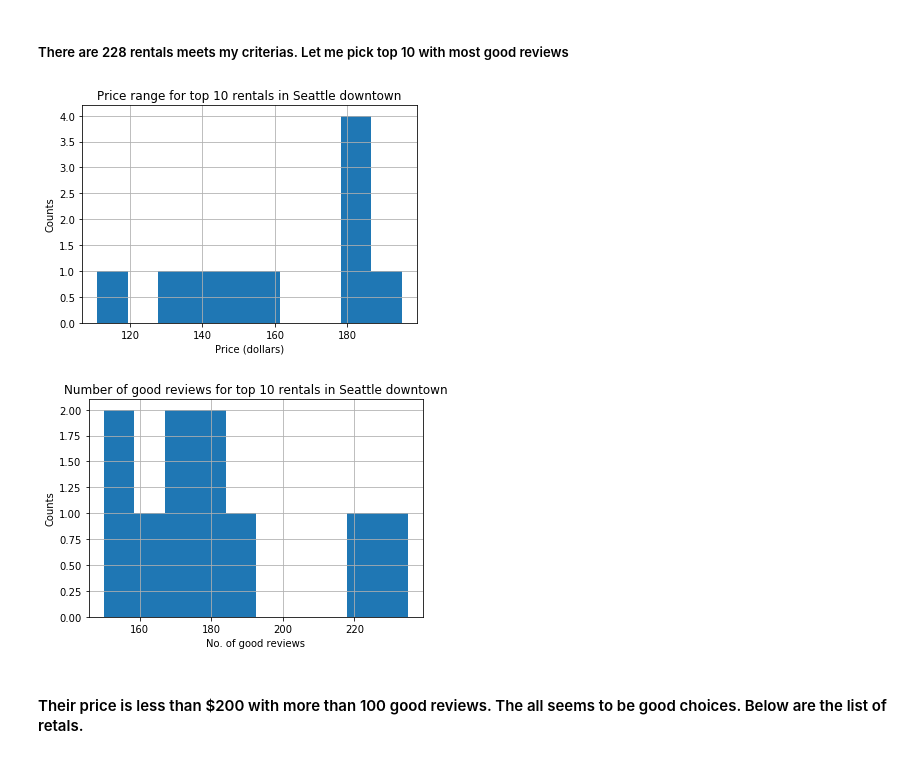
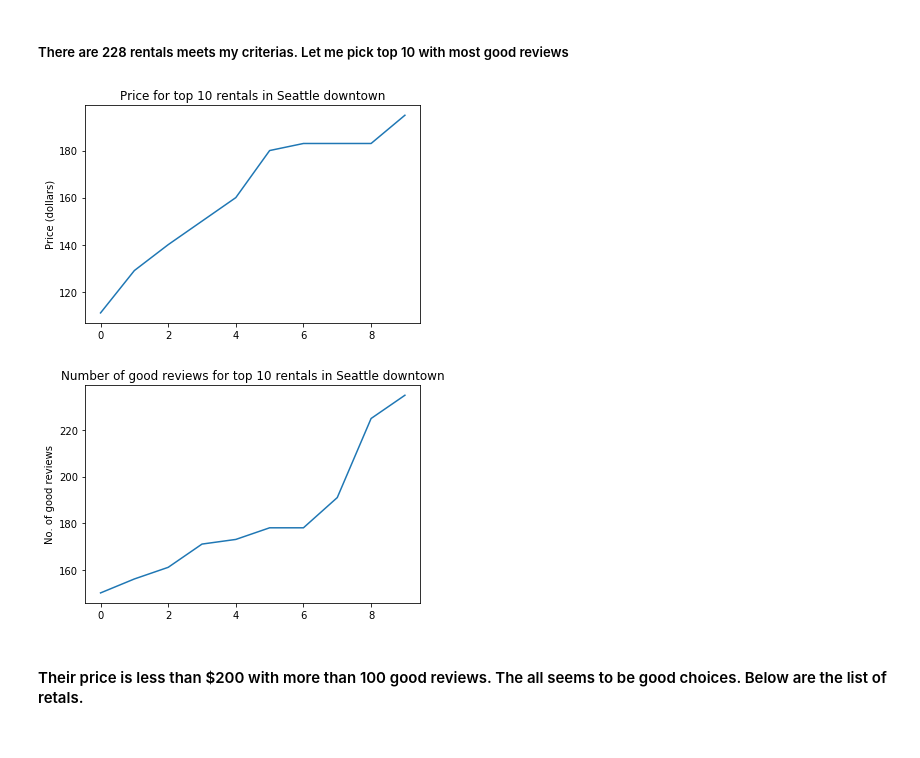
Before and after one commit to texcindy99/Find_My_Favorite_Airbnb_Rental_in_Seattle, a Jupyter notebook: Seattle_Airbnb_Investigation.ipynb, the cells around one changed output. Cells and saved outputs as stored; diff of their text form; code cells hidden in the pictures.

Commit message:
Update last two histogram figures to line figures

```diff
--- a/Seattle_Airbnb_Investigation.ipynb
+++ b/Seattle_Airbnb_Investigation.ipynb
@@ -465,21 +465,22 @@ rental_downtown.shape[0]
 # %%
 # Sort downtown rental by number of good reviews
 rental_downtown.sort_values(by='good_review_counts',ascending=False,inplace=True)
 # check the price range of top 20rental_downtown
-ax=rental_downtown['price'].iloc[0:10].hist();
-ax.set_title("Price range for top 10 rentals in Seattle downtown");
-ax.set_ylabel("Counts");
-ax.set_xlabel("Price (dollars)");
+price_top10=rental_downtown['price'].iloc[0:10]
+plt.plot(np.sort(price_top10));
+plt.title("Price for top 10 rentals in Seattle downtown");
+plt.ylabel("Price (dollars)");
 # %% [output]
-[figure, old version]
+[figure, new version]
 # %%
 # check the number of good reviews
-ax=rental_downtown['good_review_counts'].iloc[0:10].hist();
-ax.set_title("Number of good reviews for top 10 rentals in Seattle downtown");
-ax.set_ylabel('Counts');
-ax.set_xlabel('No. of good reviews');
+# ax=rental_downtown['good_review_counts'].iloc[0:10].hist();
+reviewNum_top10=rental_downtown['good_review_counts'].iloc[0:10]
+plt.plot(np.sort(reviewNum_top10));
+plt.title("Number of good reviews for top 10 rentals in Seattle downtown");
+plt.ylabel('No. of good reviews');
 # %% [output]
-[figure, old version]
+[figure, new version]
 # %% [markdown]
 #### Their price is less than $200 with more than 100 good reviews. The all seems to be good choices. Below are the list of retals.
 # %%
```
Also changed, not shown: parts of 5 cells of this notebook.
